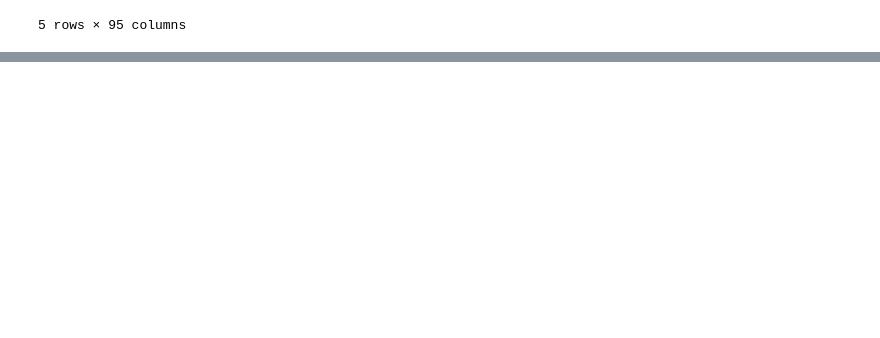
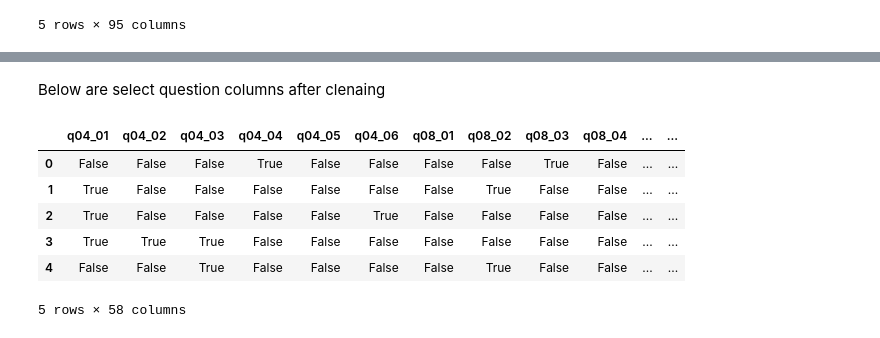
Before and after one commit to andrew-jisan-yoon/exploring-mascul-survey, a Jupyter notebook: cleaning-responses.ipynb, the cells around one changed output, grey strips where cells are left out. Saved outputs shown, nothing was run; the diff lists cells and outputs as text; code cells hidden in the pictures; blank space fills up the shorter version.

```diff
--- a/cleaning-responses.ipynb
+++ b/cleaning-responses.ipynb
@@ -858,0 +298,22 @@ Index(['start_date', 'end_date', 'q04_01', 'q04_02', 'q04_03', 'q04_04',
+# %%
+def map_select(val):
+    if val == "Not selected":
+        return False
+    elif pd.isna(val):
+        return np.nan
+    else:
+        return True
+
+response_wip[select_questions] = response_wip[select_questions].progress_applymap(map_select)
+# %% [markdown]
+Below are select question columns after clenaing
+# %%
+response_wip[select_questions].head()
+# %% [output]
+|  | q04_01 | q04_02 | q04_03 | q04_04 | q04_05 | q04_06 | q08_01 | q08_02 | q08_03 | q08_04 | ... | ... |
+| 0 | False | False | False | True | False | False | False | False | True | False | ... | ... |
+| 1 | True | False | False | False | False | False | False | True | False | False | ... | ... |
+| 2 | True | False | False | False | False | True | False | False | False | False | ... | ... |
+| 3 | True | True | True | False | False | False | False | False | False | False | ... | ... |
+| 4 | False | False | True | False | False | False | False | True | False | False | ... | ... |
+5 rows × 58 columns
```
Also changed, not shown: parts of 142 cells of this notebook.
